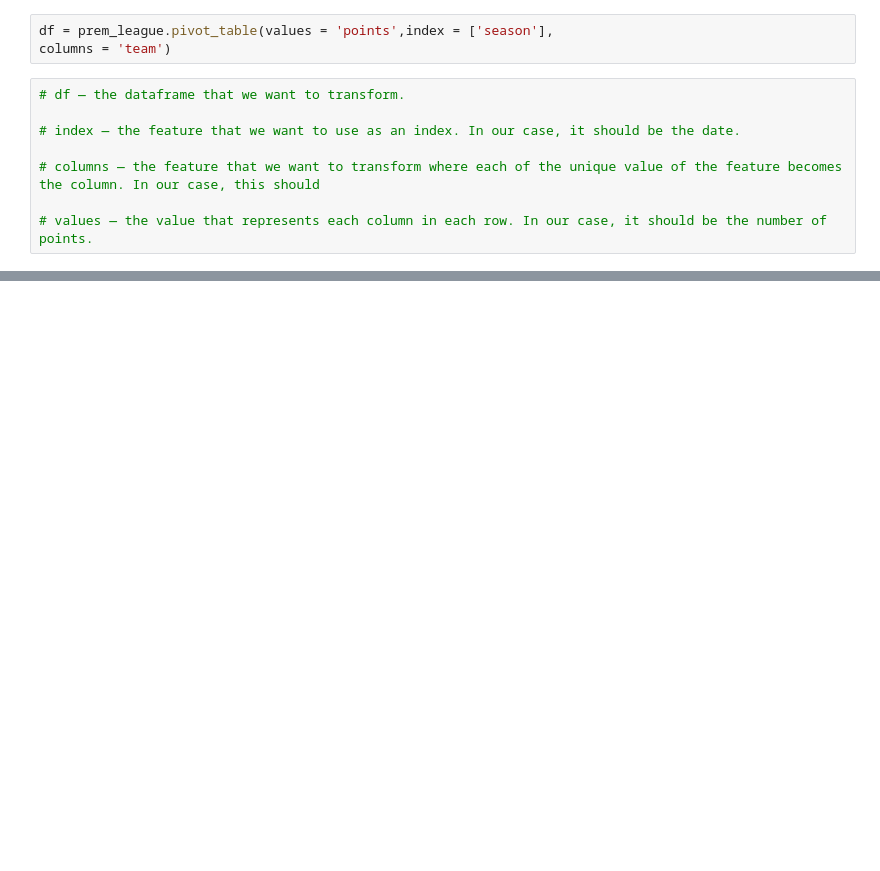
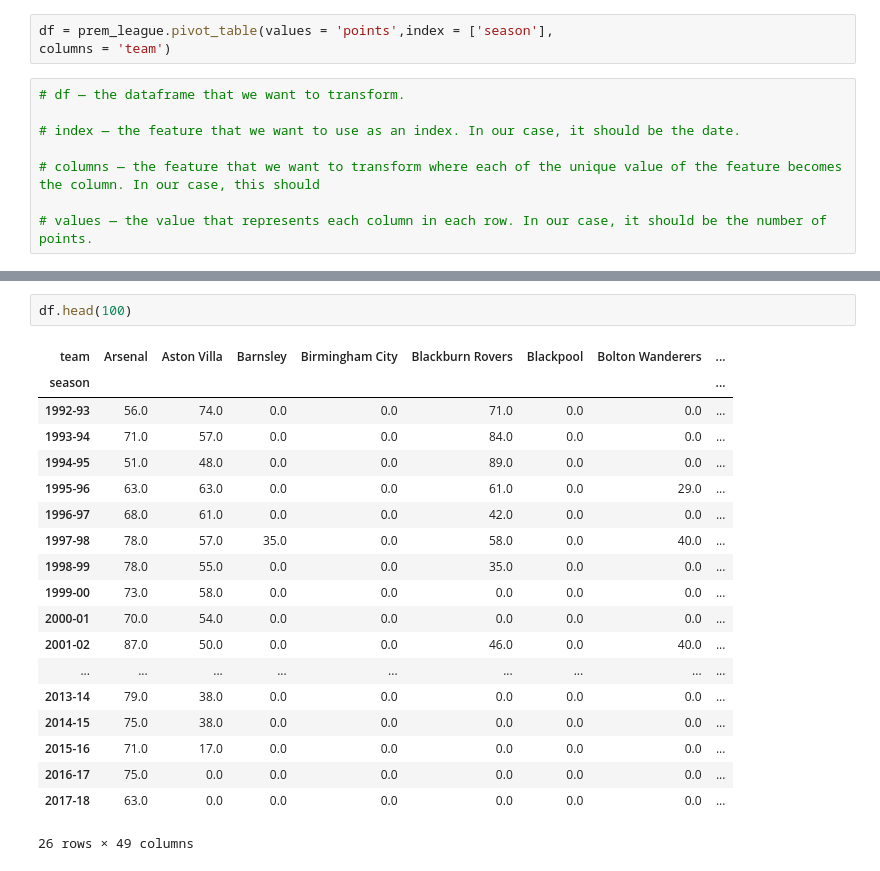
Before and after one commit to jurioste4/Myprojects, a Jupyter notebook: Code_practice/animated_bar_charts/code.ipynb, the cells around one changed output, grey strips where cells are left out. Saved outputs shown, nothing was run; the diff lists cells and outputs as text; blank space fills up the shorter version.

```diff
--- a/Code_practice/animated_bar_charts/code.ipynb
+++ b/Code_practice/animated_bar_charts/code.ipynb
@@ -36,0 +76,22 @@ df = prem_league.pivot_table(values = 'points',index = ['season'],
+# %%
+df.head(100)
+# %% [output]
+| team | Arsenal | Aston Villa | Barnsley | Birmingham City | Blackburn Rovers | Blackpool | Bolton Wanderers | ... |
+| season |  |  |  |  |  |  |  | ... |
+| 1992-93 | 56.0 | 74.0 | 0.0 | 0.0 | 71.0 | 0.0 | 0.0 | ... |
+| 1993-94 | 71.0 | 57.0 | 0.0 | 0.0 | 84.0 | 0.0 | 0.0 | ... |
+| 1994-95 | 51.0 | 48.0 | 0.0 | 0.0 | 89.0 | 0.0 | 0.0 | ... |
+| 1995-96 | 63.0 | 63.0 | 0.0 | 0.0 | 61.0 | 0.0 | 29.0 | ... |
+| 1996-97 | 68.0 | 61.0 | 0.0 | 0.0 | 42.0 | 0.0 | 0.0 | ... |
+| 1997-98 | 78.0 | 57.0 | 35.0 | 0.0 | 58.0 | 0.0 | 40.0 | ... |
+| 1998-99 | 78.0 | 55.0 | 0.0 | 0.0 | 35.0 | 0.0 | 0.0 | ... |
+| 1999-00 | 73.0 | 58.0 | 0.0 | 0.0 | 0.0 | 0.0 | 0.0 | ... |
+| 2000-01 | 70.0 | 54.0 | 0.0 | 0.0 | 0.0 | 0.0 | 0.0 | ... |
+| 2001-02 | 87.0 | 50.0 | 0.0 | 0.0 | 46.0 | 0.0 | 40.0 | ... |
+| ... | ... | ... | ... | ... | ... | ... | ... | ... |
+| 2013-14 | 79.0 | 38.0 | 0.0 | 0.0 | 0.0 | 0.0 | 0.0 | ... |
+| 2014-15 | 75.0 | 38.0 | 0.0 | 0.0 | 0.0 | 0.0 | 0.0 | ... |
+| 2015-16 | 71.0 | 17.0 | 0.0 | 0.0 | 0.0 | 0.0 | 0.0 | ... |
+| 2016-17 | 75.0 | 0.0 | 0.0 | 0.0 | 0.0 | 0.0 | 0.0 | ... |
+| 2017-18 | 63.0 | 0.0 | 0.0 | 0.0 | 0.0 | 0.0 | 0.0 | ... |
+26 rows × 49 columns
```
Also changed, not shown: parts of 11 cells of this notebook, 2 other files.
